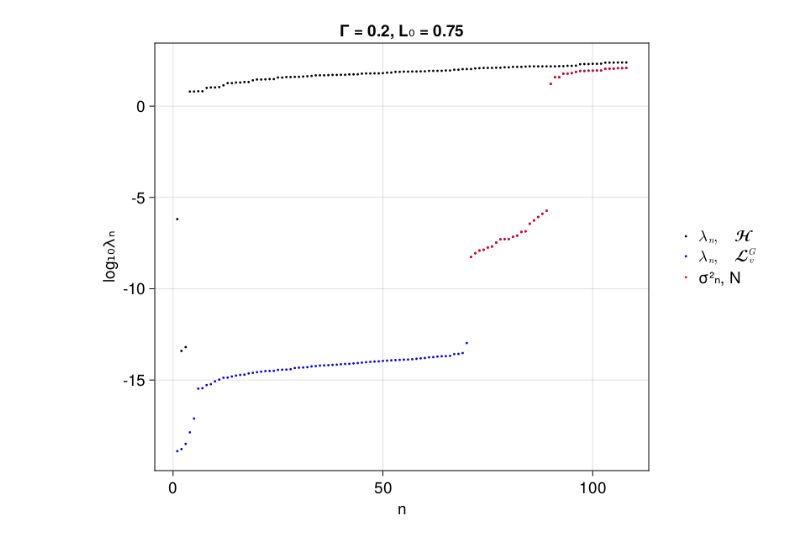
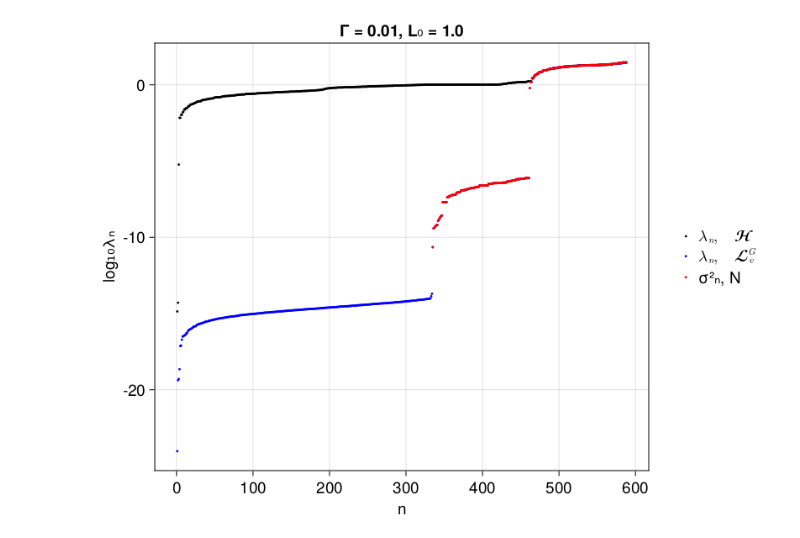
Before and after one commit to chris-revell/VertexModel, a Jupyter notebook: notebooks/PlotModesE.ipynb, the cells around one changed output. Saved outputs shown, nothing was run; the diff lists cells and outputs as text; code cells hidden in the pictures.

```diff
--- a/notebooks/PlotModesE.ipynb
+++ b/notebooks/PlotModesE.ipynb
@@ -75,8 +72,8 @@ makeE (generic function with 1 method)
 # %%
-f=Glob.glob("test_large/*L₀=0.75*","C:\\Users\\v35431nc\\Documents\\VM_code\\VertexModel\\data\\sims" )[9]
+f=Glob.glob("new_energy/test_model/at*/tsit5/*","C:\\Users\\v35431nc\\Documents\\VM_code\\VertexModel\\data\\sims" )[5]
 @unpack R, matrices, params = load(datadir(f,"frameData","systemData100.jld2"))
 @unpack nCells,nVerts, γ, L₀ = params
-@unpack cellAreas,cellPerimeters, cellTensions, cellPressures, cellEdgeCount, edgeTangents,A,Ā,B,B̄,C, ϵ = matrices
+@unpack cellAreas,cellPerimeters, cellTensions, cellPressures, cellEdgeCount, edgeTangents,vertexAreas,A,Ā,B,B̄,C, ϵ = matrices
 mkpath(datadir(f,"eigenmodes"))
 # %% [output]
 ┌ Warning: type VertexModel...\VertexModelContainers.jl.VertexModelContainers.MatricesContainer does not exist in workspace; reconstructing
@@ -87,11 +84,11 @@ mkpath(datadir(f,"eigenmodes"))
 # %%
-G=makeG(params)
+G=makeGnew(params, matrices) #update for new model
 M=makeM(matrices)
 
-Mflat=transpose(reshape(reinterpret(Float64,[vcat(Matrix(M)[x,:]...) for x in collect(1:2*nCells)]), ( 2*nVerts, 2*nCells)))
 
-Lv=makeEvLv(M, G)
-Lc=makeEvLc(M)
+
+Lv=makeEvLvnew(M, G, vertexAreas)
+Lc=makeEvLcnew(M, G, vertexAreas)
 X=makeX(params, matrices)
 g=vcat(cellPressures, -cellTensions)
 
@@ -99,5 +96,5 @@ gX=Matrix{SMatrix{2,2,Float64,4}}(undef,nVerts,nVerts)
 fill!(gX,@SMatrix zeros(2,2))
 
 for α=1:2*nCells
-    gX+=g[α]X[α, :,:]
+     gX+=g[α]X[α, :,:]
 end
@@ -113,0 +120,7 @@ return(E)
+# %%
+dAdr=-1/2*B*Diagonal([(ϵ*T) for T in edgeTangents])*Ā
+#dLdr=Sum j B̄ᵢⱼ Aⱼₖ t̂ⱼ   = B̄ diag(t̂) A
+dLdr= B̄*Diagonal((edgeTangents)./norm.(edgeTangents))*A
+
+Mtemp=vcat(dAdr,dLdr)
+Mflat=transpose(reshape(reinterpret(Float64,[vcat(Matrix(Mtemp)[x,:]...) for x in collect(1:2*nCells)]), ( 2*nVerts, 2*nCells)))
@@ -330,35 +352,37 @@ nD=LinRange(2*nVerts-2*nCells, 2*nVerts, 2*nCells-1)
 fig = Figure()
 ax=Axis(fig[1, 1], xlabel="n", ylabel="log₁₀λₙ", title="Γ = "*string(params.γ)*", L₀ = "*string(params.L₀))
 
-scatter!(ax,nv, log10.((abs.(evalH))), color=:black,markersize=4, label=L"\lambda_n,\quad \mathcal{H}")
+scatter!(ax,nv, log10.(sort(abs.(evalH))), color=:black,markersize=4, label=L"\lambda_n,\quad \mathcal{H}")
 scatter!(ax,nv, log10.(sort(abs.(evalLv))), color=:blue,markersize=4, label=L"\lambda_n,\quad \mathcal{L}_v^G")
 scatter!(ax,nc, log10.((abs.(reverse(sNF.^2)))), color=:red,markersize=4, label="σ²ₙ, N")
 #scatter!(ax,nv, log10.((abs.(evalEgX))), color=:red,markersize=4, label=L"\lambda_, \quad EgX")
+#scatter!(ax,nc, log10.(sort(abs.(evalLc))), color=:red,markersize=4, label=L"\lambda_n,\quad \mathcal{L}_c^G")
 
 
 #scatter!(ax,nv, (log10.((abs.([evecDD[:,x]'*Eflat*(evecLv'*Matrix(mortar(gX))*evecLv)*evecDD[:,x] for x in 1:2nVerts])))), color=:orange,markersize=4, label="qₙᵀE⋅(Zᵀ⋅gᵀX⋅Z)⋅qₙ")#
 #scatter!(ax,nv, (log10.((abs.([evecDD[:,x]'*Eflat*(Diagonal(vcat(zeros(2*nVerts-2*nCells),reverse(sNF.^2))))*evecDD[:,x] for x in 1:2nVerts])))), color=:green,markersize=4, label="qₙᵀE⋅(Σ²)⋅qₙ")#
 #scatter!(ax,nv, (log10.((abs.([evecDDs[:,x]'*Eflat*(Z[:, end:-1:1]'*Matrix(mortar(gX))*Z[:, end:-1:1])*evecDDs[:,x] for x in 1:2nVerts])))), color=:orange,markersize=4, label="qₙᵀE⋅(Zᵀ⋅gᵀX⋅Z)⋅qₙ")#
 #scatter!(ax,nv, (log10.((abs.([evecDDs[:,x]'*Eflat*(Diagonal(vcat( zeros(2*nVerts-2*nCells),reverse(sNF.^2))))*evecDDs[:,x] for x in 1:2nVerts])))), color=:green,markersize=4, label="qₙᵀE⋅(Σ²)⋅qₙ")#
 
 #scatter!(ax,nv, (log10.(sort(abs.(evecmap)))), color=:orange,markersize=4, label="λₙ, D+diag(σ²ₙ)")#
 #scatter!(ax,nv[1:2*nVerts-2*nCells], (log10.((abs.(evecmap)[1:2*nVerts-2*nCells]))), color=:green,markersize=4, label="ZₙE.gX.Zₙ")
 #scatter!(ax,nc,log10.(reverse(sMH.^2)), color=:pink,markersize=4, label="σ²ₙ, MH")#
 
 
 #scatter!(ax,nv[1:2*nVerts-2*nCells], (log10.((abs.(testLv[1:2*nVerts-2*nCells])))), color=:green,markersize=4, label="ZₙE.gX.Zₙ")
 #scatter!(ax,nv[2*nVerts+1-2*nCells:end],(log10.((abs.((testLv)[2*nVerts+1-2*nCells:end])))), color=:pink,markersize=4, label="σ²ₙ+ZₙE.gX.Zₙ, sorted")
 
 #scatter!(ax,nv,log10.(abs.(test)), color=:orange,markersize=4, label="σ²ₙ+ZₙE.gX.Zₙ")#
 
 
 #vlines!(ax,2*nVerts+1/2-((2*nCells)), color=:red)
 
 #vlines!(ax,2*nVerts+19-((nCells)), color=:red)
+
 fig[1, 2] = Legend(fig, ax, framevisible = false)
 save(datadir(f,"eigenmodes","compare_spectra_log_Γ_"*string(params.γ)*"_L0_"*string(params.L₀)*".png"),fig)
 fig
 # %% [output]
-[figure, old version]
+[figure, new version]
 # %%
 evalLv
```
Also changed, not shown: parts of 27 cells of this notebook.
